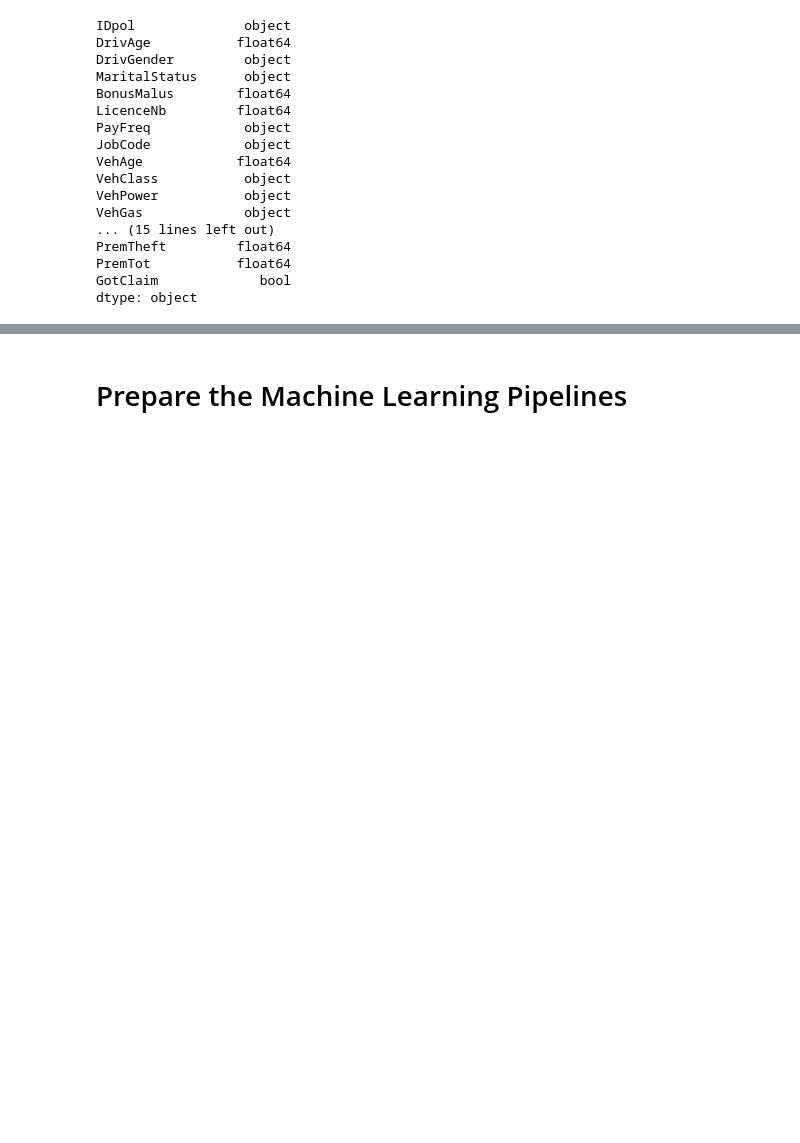
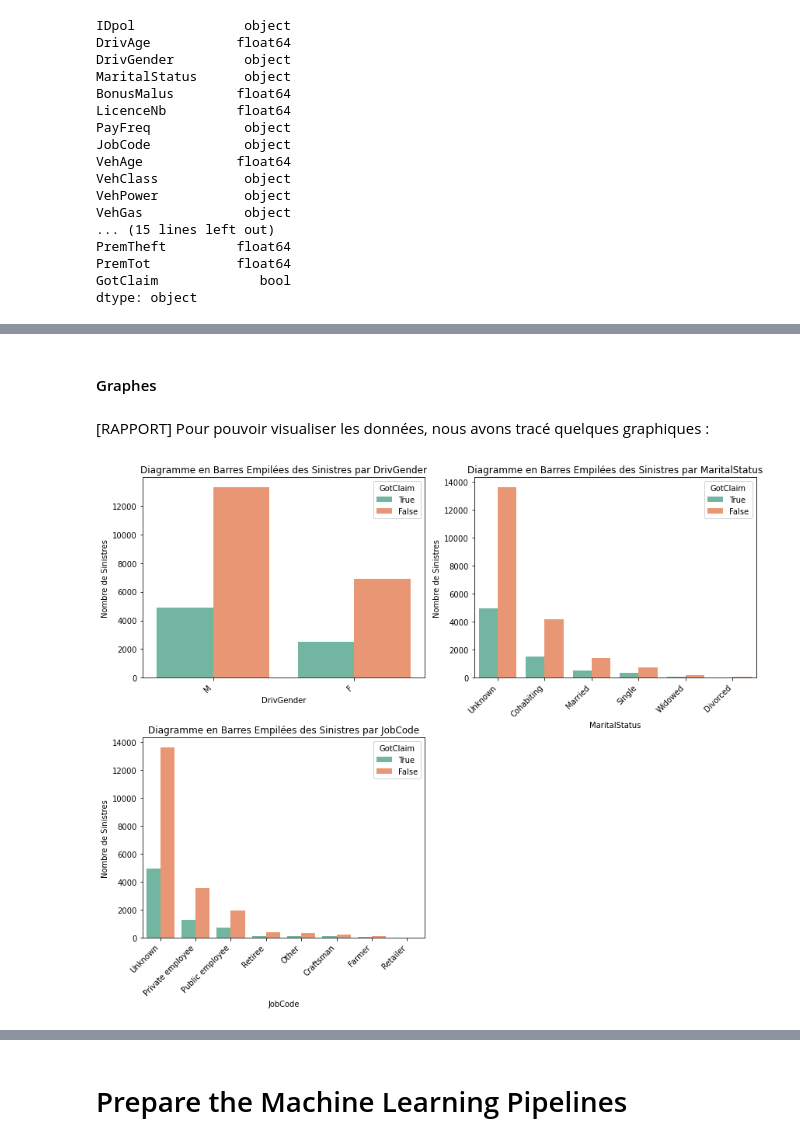
Before and after one commit to Maelned/InsuranceProject, a Jupyter notebook: Machine learning.ipynb, the cells around one changed output, grey strips where cells are left out. Cells and saved outputs as stored; diff of their text form; code cells hidden in the pictures; blank space fills up the shorter version.

```diff
--- a/Machine learning.ipynb
+++ b/Machine learning.ipynb
@@ -93,5 +94,5 @@ import seaborn as sns
 import matplotlib.pyplot as plt
 SEED = 42
 # %%
-df = pd.read_csv('all_data.csv', index_col=[0])
+df = pd.read_csv('./data/all_data.csv', index_col=[0])
 #Nombre de lignes de "all_data" ?
@@ -165,6 +164,6 @@ test_df.to_csv('test.csv')
 # %%
-train = pd.read_csv('train.csv', index_col=[0])
-test = pd.read_csv('test.csv', index_col=[0])
+train = pd.read_csv('./data/train.csv', index_col=[0])
+test = pd.read_csv('./data/test.csv', index_col=[0])
 # %%
 train.head()
 # %% [output]
@@ -228,0 +367,4 @@ X = train.drop(columns=['GotClaim'])
+# %%
+train.drop(columns = ['DrivAge', 'PremAcc2','PremServ','Garage', 'LicenceNb', 'Marketing'], inplace=True)
+test.drop(columns = ['DrivAge', 'PremAcc2','PremServ','Garage', 'LicenceNb', 'Marketing'], inplace=True)
+train.head()
@@ -228,0 +379,41 @@ X = train.drop(columns=['GotClaim'])
+# %% [markdown]
+#### Graphes
+# %% [markdown]
+[RAPPORT] Pour pouvoir visualiser les données, nous avons tracé quelques graphiques :
+# %%
+target_variable = 'GotClaim'
+columns_to_plot = ['DrivGender', 'MaritalStatus', 'JobCode']
+
+# Créer un DataFrame avec les colonnes nécessaires
+df_plot = train[columns_to_plot + [target_variable]].copy()
+
+# Convertir la colonne 'GotClaim' en str
+df_plot[target_variable] = df_plot[target_variable].astype(str)
+
+# Créer une figure avec plusieurs sous-graphiques
+fig, axes = plt.subplots(2, 2, figsize=(12, 10))
+
+# Aplatir la liste des axes pour faciliter l'indexation
+axes = axes.flatten()
+
+# Boucler sur les variables et créer les diagrammes en barres empilées groupées
+for i, column_to_plot in enumerate(columns_to_plot):
+    sns.countplot(x=column_to_plot, hue=target_variable, data=df_plot, palette='Set2', order=df_plot[column_to_plot].value_counts().index, dodge=True, ax=axes[i])
+    axes[i].set_xlabel(column_to_plot)
+    axes[i].set_ylabel('Nombre de Sinistres')
+    axes[i].set_title(f'Diagramme en Barres Empilées des Sinistres par {column_to_plot}')
+    axes[i].legend(title=target_variable)
+
+    # Incliner les mots de la légende
+    axes[i].set_xticklabels(axes[i].get_xticklabels(), rotation=45, ha='right')
+
+# Supprimer le dernier axe (graphique vide)
+fig.delaxes(axes[-1])
+
+# Ajuster l'espacement entre les sous-graphiques
+plt.tight_layout()
+
+# Afficher les graphiques
+plt.show()
+# %% [output]
+[figure, added]
```
Also changed, not shown: parts of 25 cells of this notebook.
